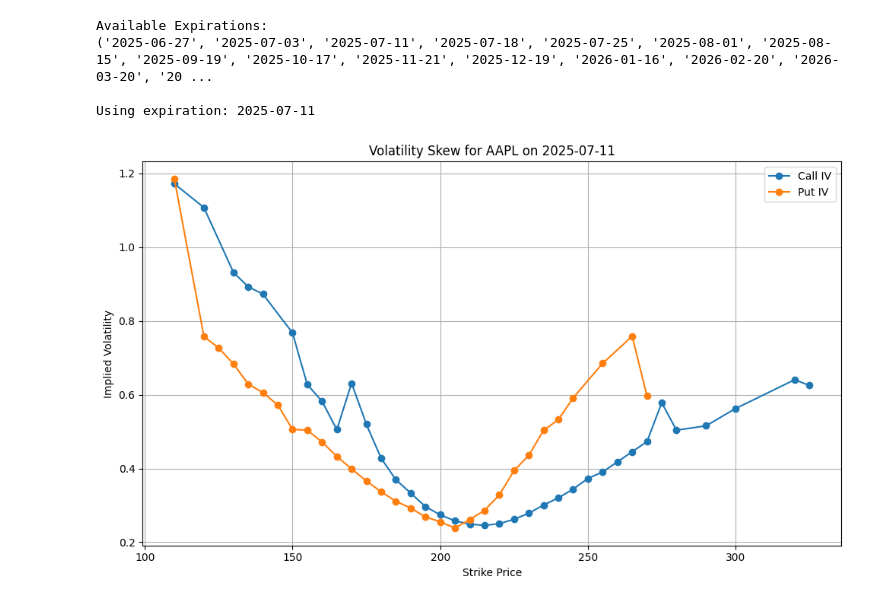
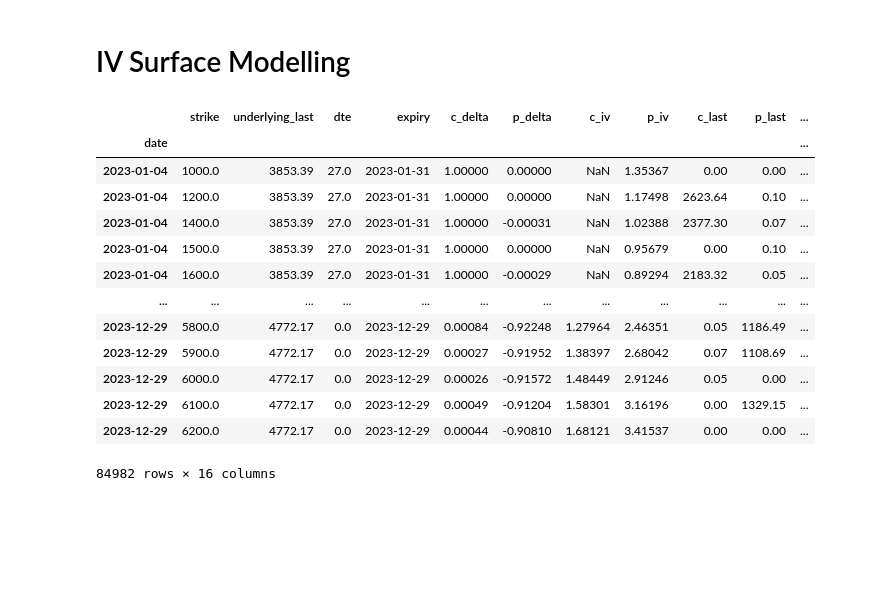
Before and after one commit to anthonymakarewicz/volatility-trading, a Jupyter notebook: iv_surface_modelling.ipynb, the cells around one changed output. Cells and saved outputs as stored; diff of their text form; code cells hidden in the pictures; blank space fills up the shorter version.

```diff
--- a/iv_surface_modelling.ipynb
+++ b/iv_surface_modelling.ipynb
@@ -1,45 +1,2 @@
-# %%
-import yfinance as yf
-import matplotlib.pyplot as plt
-import pandas as pd
-
-ticker_symbol = "AAPL"
-ticker = yf.Ticker(ticker_symbol)
-
-expirations = ticker.options
-print("Available Expirations:")
-print(expirations)
-
-expiry = expirations[2]
-print(f"\nUsing expiration: {expiry}")
-
-opt_chain = ticker.option_chain(expiry)
-calls = opt_chain.calls
-puts = opt_chain.puts
-
-calls = calls[['strike', 'impliedVolatility']].copy()
-puts = puts[['strike', 'impliedVolatility']].copy()
-
-calls['type'] = 'call'
-puts['type'] = 'put'
-df = pd.concat([calls, puts])
-df = df.dropna()
-
-plt.figure(figsize=(10, 6))
-for opt_type, color in [('call', 'blue'), ('put', 'red')]:
-    subset = df[df['type'] == opt_type]
-    plt.plot(subset['strike'], subset['impliedVolatility'], label=f"{opt_type.capitalize()} IV", marker='o')
-
-plt.title(f"Volatility Skew for {ticker_symbol} on {expiry}")
-plt.xlabel("Strike Price")
-plt.ylabel("Implied Volatility")
-plt.grid(True)
-plt.legend()
-plt.tight_layout()
-plt.show()
-# %% [output]
-Available Expirations:
-('2025-06-27', '2025-07-03', '2025-07-11', '2025-07-18', '2025-07-25', '2025-08-01', '2025-08-15', '2025-09-19', '2025-10-17', '2025-11-21', '2025-12-19', '2026-01-16', '2026-02-20', '2026-03-20', '20 ...
-
-Using expiration: 2025-07-11
-[figure, removed]
+# %% [markdown]
+# IV Surface Modelling
@@ -45,0 +15,31 @@ Using expiration: 2025-07-11
+# %%
+file = "data/intermediate/spx_options_2023_2023.parquet"
+
+cols = [
+    "strike", "underlying_last",
+    "dte", "expiry",
+    "c_delta", "p_delta",
+    "c_iv", "p_iv",
+    "c_last", "p_last",
+    "c_volume", "p_volume",
+    "c_bid", "c_ask",
+    "p_bid", "p_ask"
+]
+
+options = pd.read_parquet(file, columns=cols)
+options
+# %% [output]
+|  | strike | underlying_last | dte | expiry | c_delta | p_delta | c_iv | p_iv | c_last | p_last | ... |
+| date |  |  |  |  |  |  |  |  |  |  | ... |
+| 2023-01-04 | 1000.0 | 3853.39 | 27.0 | 2023-01-31 | 1.00000 | 0.00000 | NaN | 1.35367 | 0.00 | 0.00 | ... |
+| 2023-01-04 | 1200.0 | 3853.39 | 27.0 | 2023-01-31 | 1.00000 | 0.00000 | NaN | 1.17498 | 2623.64 | 0.10 | ... |
+| 2023-01-04 | 1400.0 | 3853.39 | 27.0 | 2023-01-31 | 1.00000 | -0.00031 | NaN | 1.02388 | 2377.30 | 0.07 | ... |
+| 2023-01-04 | 1500.0 | 3853.39 | 27.0 | 2023-01-31 | 1.00000 | 0.00000 | NaN | 0.95679 | 0.00 | 0.10 | ... |
+| 2023-01-04 | 1600.0 | 3853.39 | 27.0 | 2023-01-31 | 1.00000 | -0.00029 | NaN | 0.89294 | 2183.32 | 0.05 | ... |
+| ... | ... | ... | ... | ... | ... | ... | ... | ... | ... | ... | ... |
+| 2023-12-29 | 5800.0 | 4772.17 | 0.0 | 2023-12-29 | 0.00084 | -0.92248 | 1.27964 | 2.46351 | 0.05 | 1186.49 | ... |
+| 2023-12-29 | 5900.0 | 4772.17 | 0.0 | 2023-12-29 | 0.00027 | -0.91952 | 1.38397 | 2.68042 | 0.07 | 1108.69 | ... |
+| 2023-12-29 | 6000.0 | 4772.17 | 0.0 | 2023-12-29 | 0.00026 | -0.91572 | 1.48449 | 2.91246 | 0.05 | 0.00 | ... |
+| 2023-12-29 | 6100.0 | 4772.17 | 0.0 | 2023-12-29 | 0.00049 | -0.91204 | 1.58301 | 3.16196 | 0.00 | 1329.15 | ... |
+| 2023-12-29 | 6200.0 | 4772.17 | 0.0 | 2023-12-29 | 0.00044 | -0.90810 | 1.68121 | 3.41537 | 0.00 | 0.00 | ... |
+84982 rows × 16 columns
```
Also changed, not shown: parts of 5 cells of this notebook, 2 other files.
